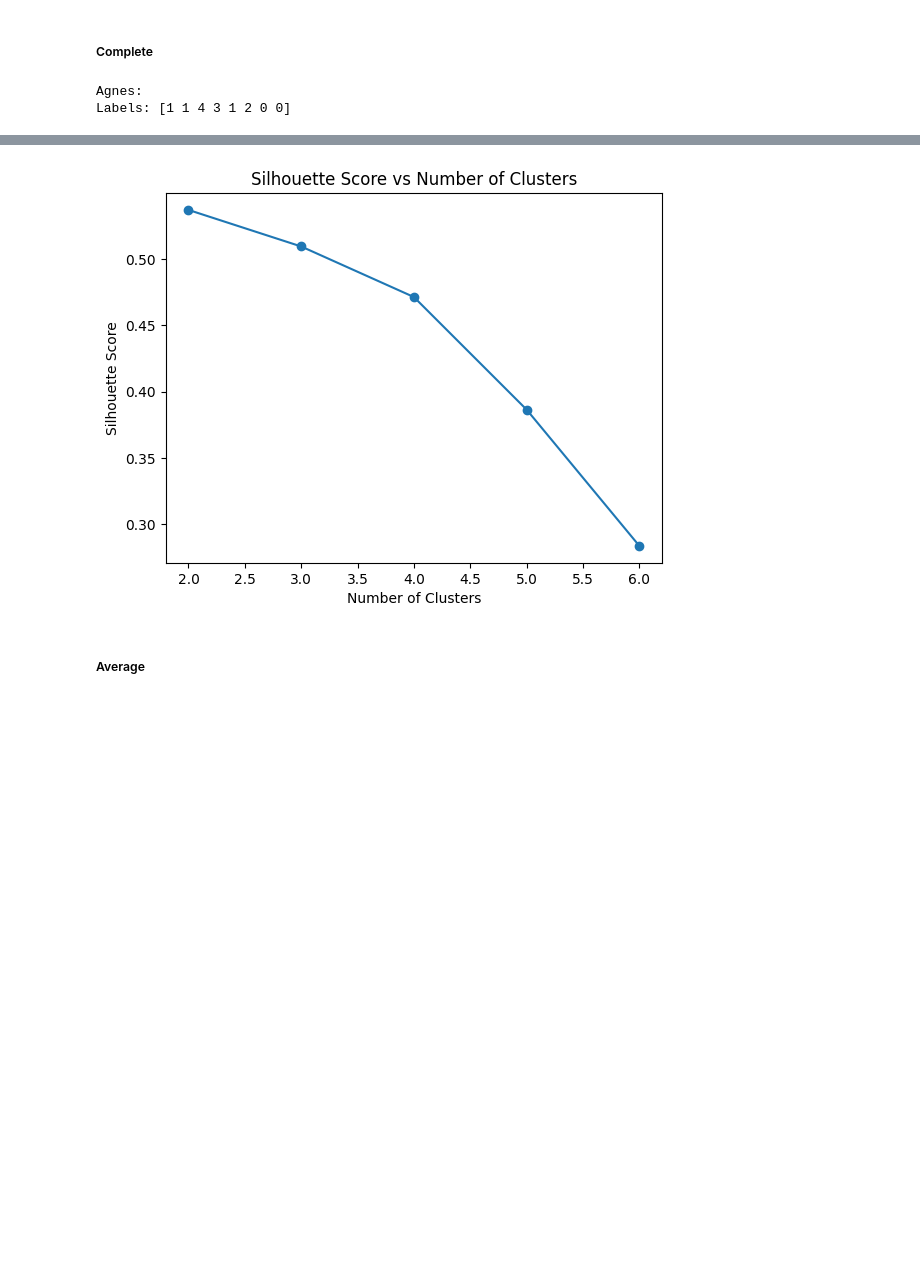
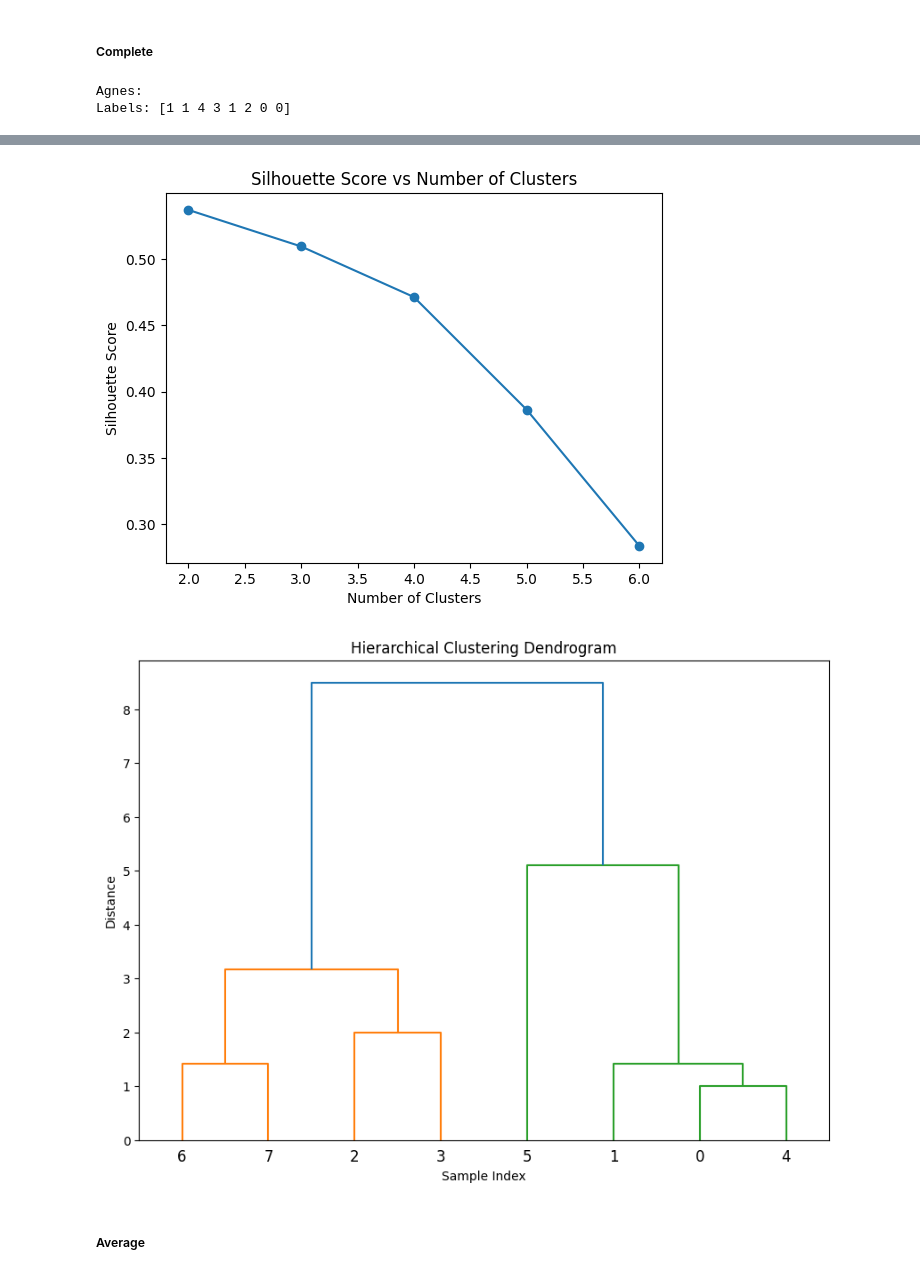
Before and after one commit to NP-15/Machine-learning, a Jupyter notebook: Sessions/Clustering-1.ipynb, the cells around one changed output, grey strips where cells are left out. Saved outputs shown, nothing was run; the diff lists cells and outputs as text; code cells hidden in the pictures; blank space fills up the shorter version.

```diff
--- a/Sessions/Clustering-1.ipynb
+++ b/Sessions/Clustering-1.ipynb
@@ -241,20 +274,22 @@ Labels: [1 1 3 4 1 2 0 0]
 # %%
 with warnings.catch_warnings():
     warnings.simplefilter('ignore')
 
     agnes = AgglomerativeClustering(n_clusters=k, linkage='complete')
     agnes.fit(X)
 
     print("\nAgnes:")
     print("Labels:", agnes.labels_)
 
     plot_silhouette(X, agnes.labels_)
     plot_silhouette_vs_clusters(X, min_clusters, max_clusters)
+    plot_dendrogram(X, 'complete')
 # %% [output]
 Agnes:
 Labels: [1 1 4 3 1 2 0 0]
 [figure]
 [figure]
+[figure, added]
 # %% [markdown]
 ##### Average
 # %%
```
Also changed, not shown: parts of 15 cells of this notebook.
